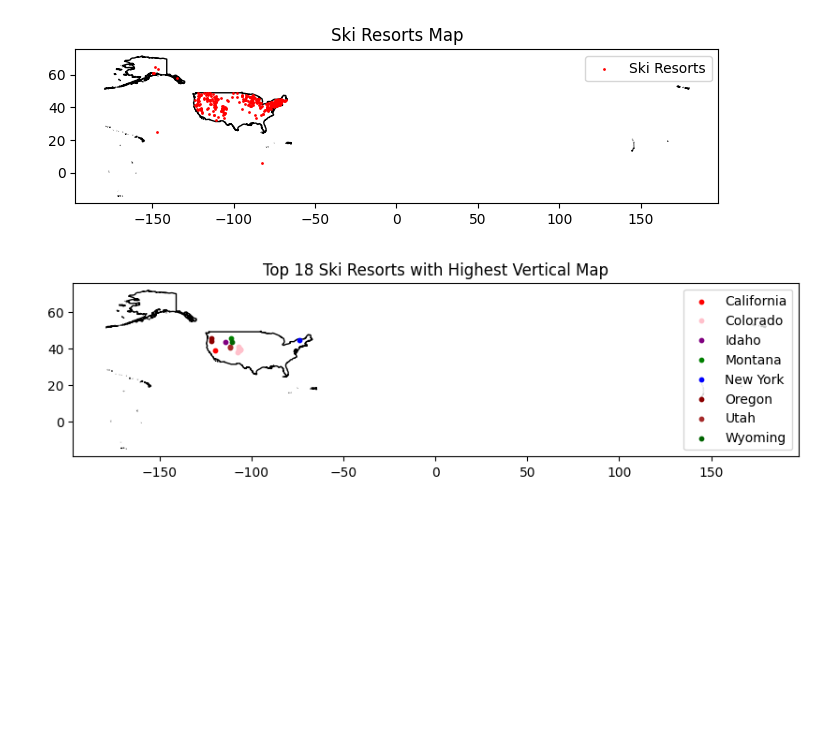
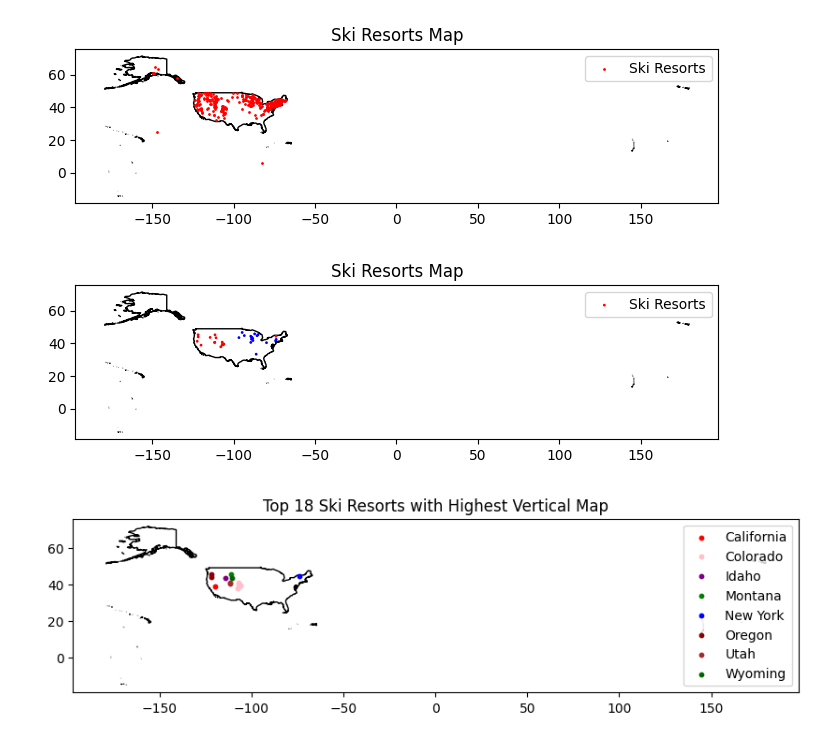
Before and after one commit to emilytan32/data_project_2023, a Jupyter notebook: skiresort_dataset.ipynb, the cells around one changed output. Cells and saved outputs as stored; diff of their text form; code cells hidden in the pictures; blank space fills up the shorter version.

```diff
--- a/skiresort_dataset.ipynb
+++ b/skiresort_dataset.ipynb
@@ -22,4 +17,0 @@ Set the size of the plots that will come out when we ask for them. Annoyingly, t
-# %%
-plt.rcParams["figure.figsize"] = (10, 5)
-# %%
-saved_style_state = matplotlib.rcParams.copy()  # give us a style state to go back to
@@ -417,6 +312,41 @@ ax.legend()
 plt.show()
 # %% [output]
 [figure]
+# %%
+import geopandas as gpd
+import matplotlib.pyplot as plt
+
+# Assuming you have already loaded the ski_df DataFrame
+# geometry = gpd.points_from_xy(ski_df.lon, ski_df.lat)
+# gdf = gpd.GeoDataFrame(ski_df, geometry=geometry)
+
+us_boundaries = gpd.read_file('usa.json')
+
+# Calculate the median of the vertical values
+median_vertical = gdf['vertical'].median()
+
+# Sort states based on median vertical values
+sorted_states = gdf.sort_values(by='vertical')
+
+# Divide states into top 50% and bottom 50%
+top_50_percent = sorted_states.iloc[int(len(sorted_states) * 0.5):]
+bottom_50_percent = sorted_states.iloc[:int(len(sorted_states) * 0.5)]
+
+# Set color column for the GeoDataFrame
+gdf.loc[gdf.index.isin(top_50_percent.index), 'color'] = 'red'
+gdf.loc[gdf.index.isin(bottom_50_percent.index), 'color'] = 'blue'
+
+fig, ax = plt.subplots(figsize=(20, 2))
+
+us_boundaries.plot(ax=ax, color='white', edgecolor='black')
+gdf.plot(ax=ax, marker='o', color=gdf['color'], markersize=1, label='Ski Resorts')
+
+ax.set_title('Ski Resorts Map')
+ax.legend()
+
+plt.show()
+# %% [output]
+[figure, added]
 # %%
 top_resorts = ski_df.sort_values(by='vertical', ascending=False).head(18)
 
```
Also changed, not shown: parts of 27 cells of this notebook.
